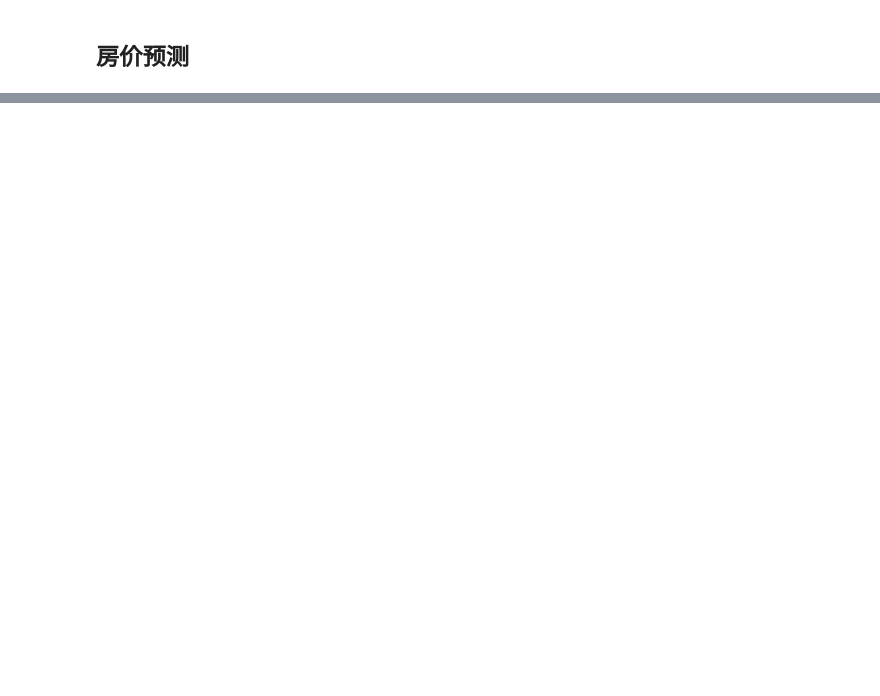
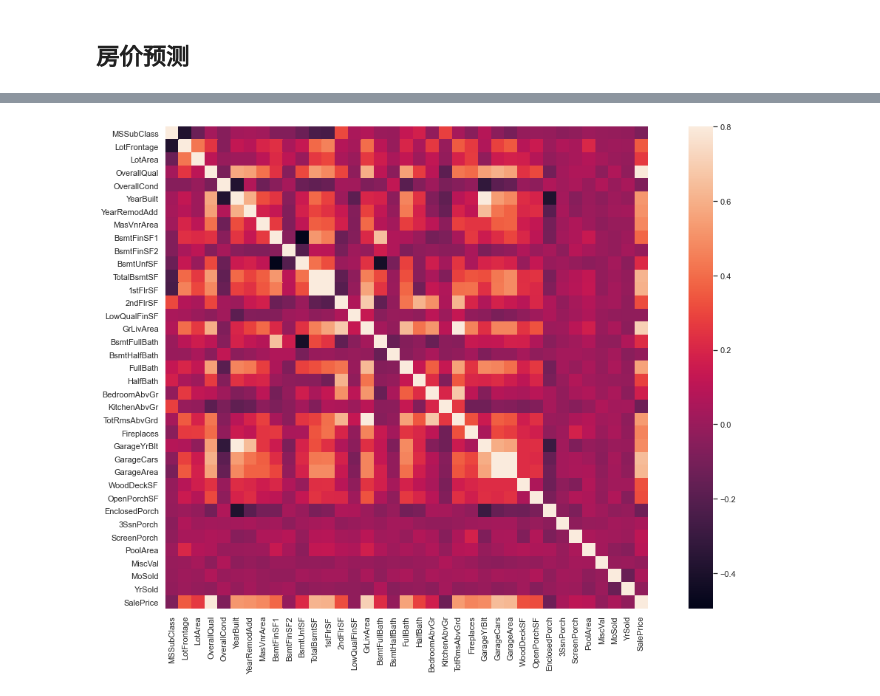
Before and after one commit to Hemingwaycn/Kaggle-Solution, a Jupyter notebook: house-prices/house_example1.ipynb, the cells around one changed output, grey strips where cells are left out. Cells and saved outputs as stored; diff of their text form; code cells hidden in the pictures; blank space fills up the shorter version.

```diff
--- a/house-prices/house_example1.ipynb
+++ b/house-prices/house_example1.ipynb
@@ -49,0 +146,3 @@ train_data.isnull().sum()[lambda x: x>0].sort_values(ascending=False)
+# %%
+train_corr = train_data.drop('Id',axis=1).corr()
+train_corr
@@ -49,0 +168,5 @@ train_data.isnull().sum()[lambda x: x>0].sort_values(ascending=False)
+# %%
+a = plt.subplots(figsize=(20, 12))
+a = sns.heatmap(train_corr, vmax=.8, square=True)
+# %% [output]
+[figure, added]
```
Also changed, not shown: parts of 44 cells of this notebook, 4 other files.
